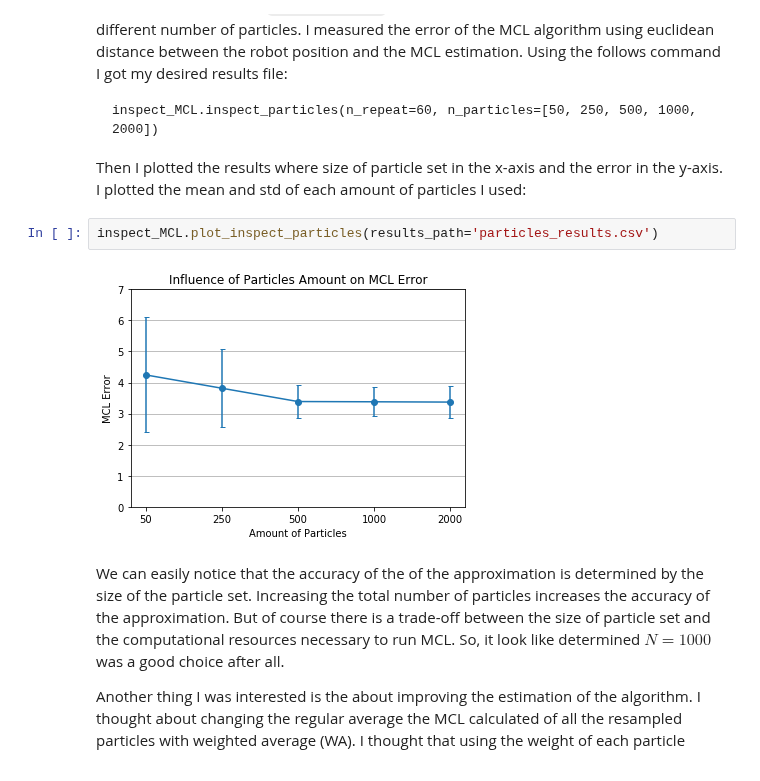
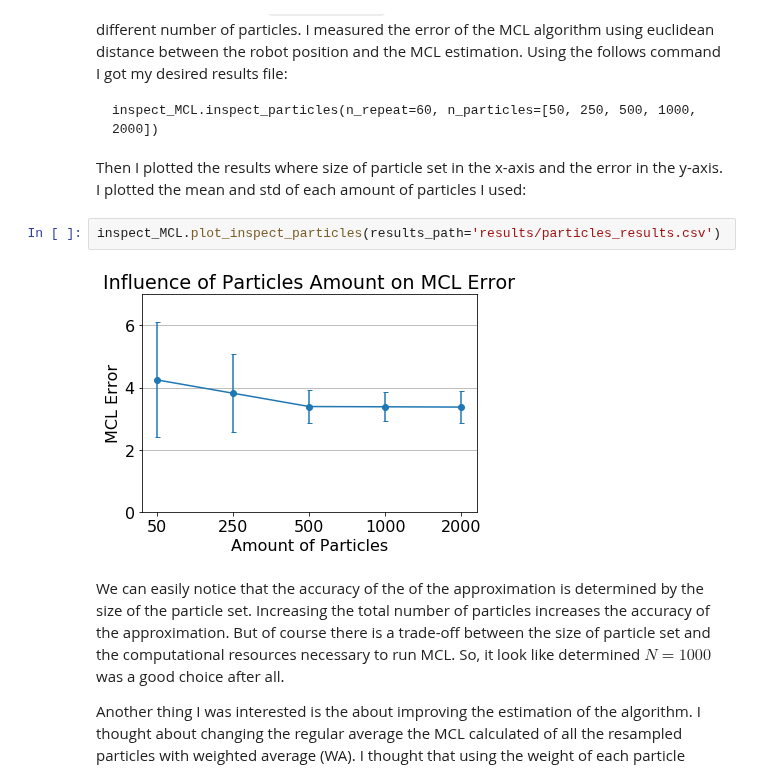
Before and after one commit to evyatarluv/Intelligent-Robotic-Systems, a Jupyter notebook: MCL_report.ipynb, the cells around one changed output. Cells and saved outputs as stored; diff of their text form.

```diff
--- a/MCL_report.ipynb
+++ b/MCL_report.ipynb
@@ -246,9 +246,9 @@ Then I plotted the results where size of particle set in the x-axis
 and the error in the y-axis. I plotted the mean and std of each amount of particles
 I used:
 # %%
-inspect_MCL.plot_inspect_particles(results_path='particles_results.csv')
+inspect_MCL.plot_inspect_particles(results_path='results/particles_results.csv')
 # %% [output]
-[figure, old version]
+[figure, new version]
 # %% [markdown]
 We can easily notice that the accuracy of the of the approximation is determined
 by the size of the particle set. Increasing the total number of particles increases
```
Also changed, not shown: parts of 3 cells of this notebook.
